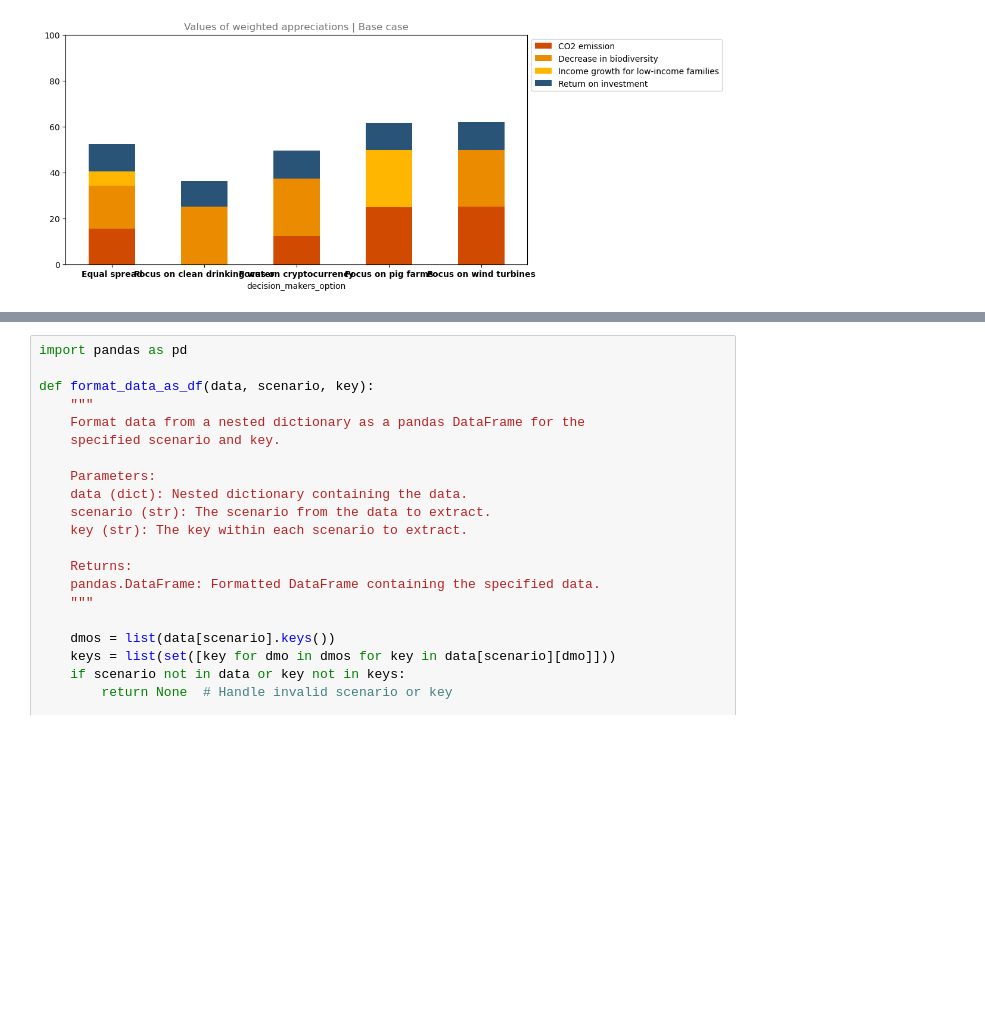
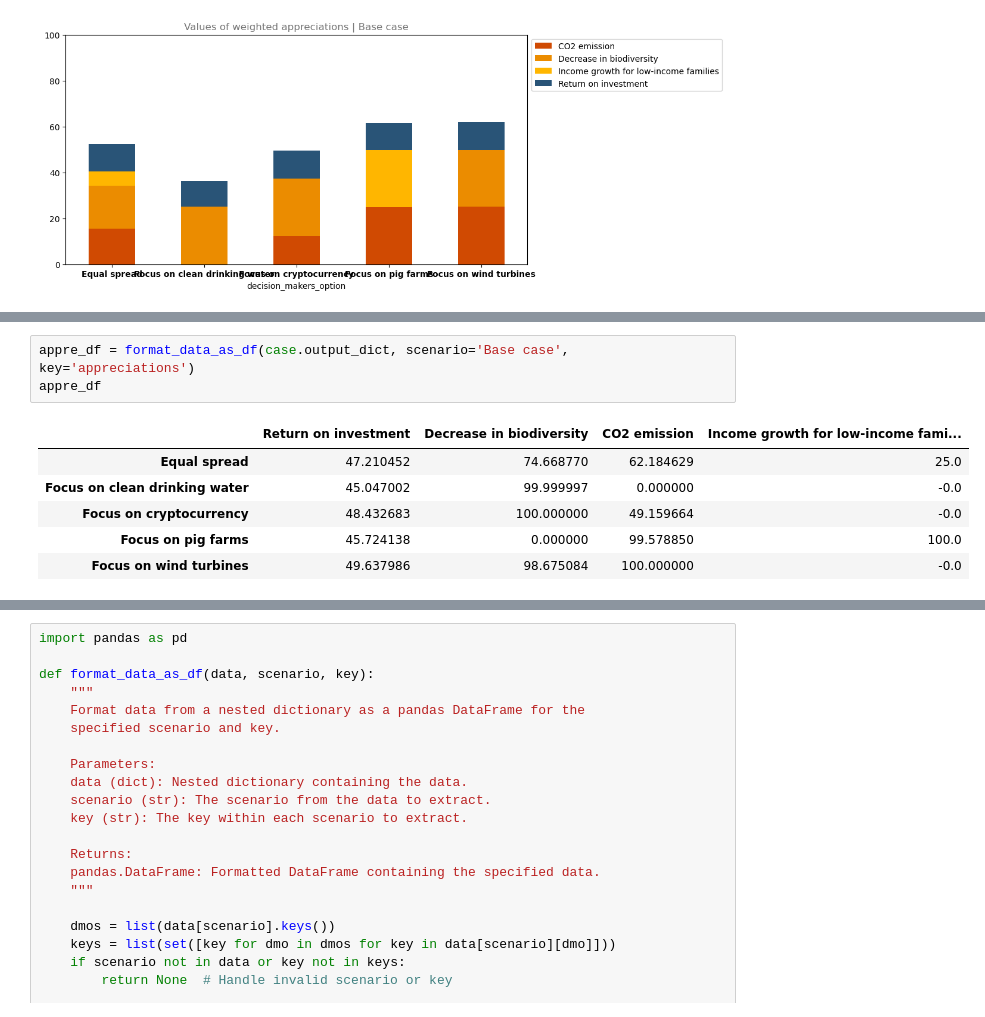
Before and after one commit to ymmath/trbs, a Jupyter notebook: model/tRBS_Exercise_Nyenrode.ipynb, the cells around one changed output, grey strips where cells are left out. Saved outputs shown, nothing was run; the diff lists cells and outputs as text; blank space fills up the shorter version.

```diff
--- a/model/tRBS_Exercise_Nyenrode.ipynb
+++ b/model/tRBS_Exercise_Nyenrode.ipynb
@@ -247,0 +360,10 @@ case.visualize(visual_request='barchart', key='weighted_appreciations', scenario
+# %%
+appre_df = format_data_as_df(case.output_dict, scenario='Base case', key='appreciations')
+appre_df
+# %% [output]
+|  | Return on investment | Decrease in biodiversity | CO2 emission | Income growth for low-income fami... |
+| Equal spread | 47.210452 | 74.668770 | 62.184629 | 25.0 |
+| Focus on clean drinking water | 45.047002 | 99.999997 | 0.000000 | -0.0 |
+| Focus on cryptocurrency | 48.432683 | 100.000000 | 49.159664 | -0.0 |
+| Focus on pig farms | 45.724138 | 0.000000 | 99.578850 | 100.0 |
+| Focus on wind turbines | 49.637986 | 98.675084 | 100.000000 | -0.0 |
```
Also changed, not shown: parts of 11 cells of this notebook.
